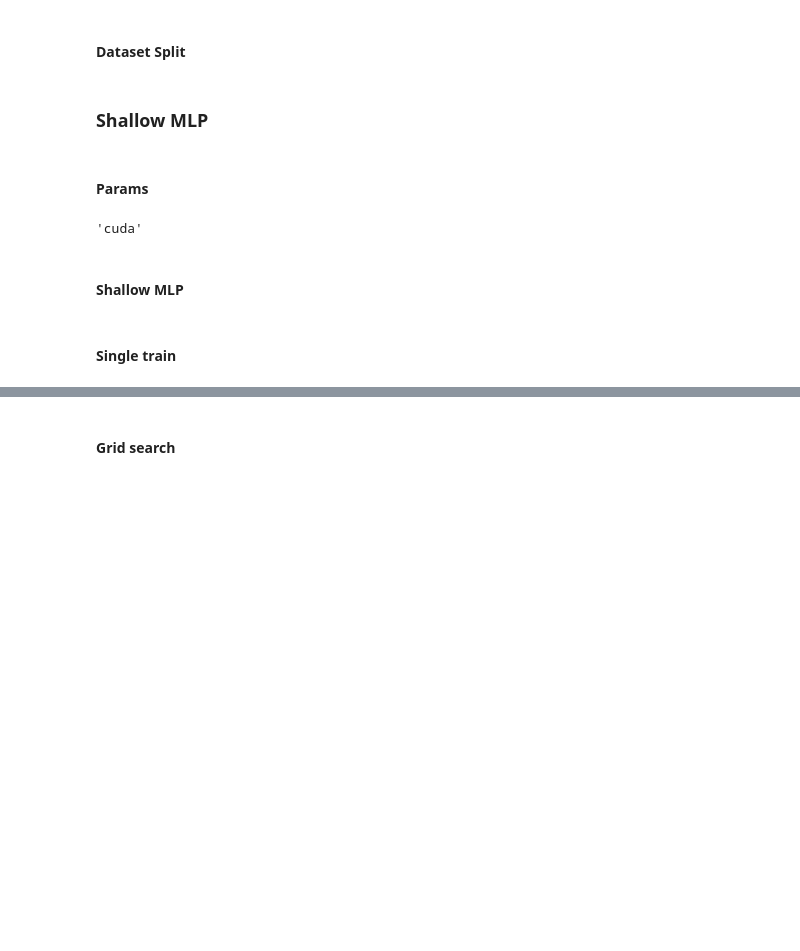
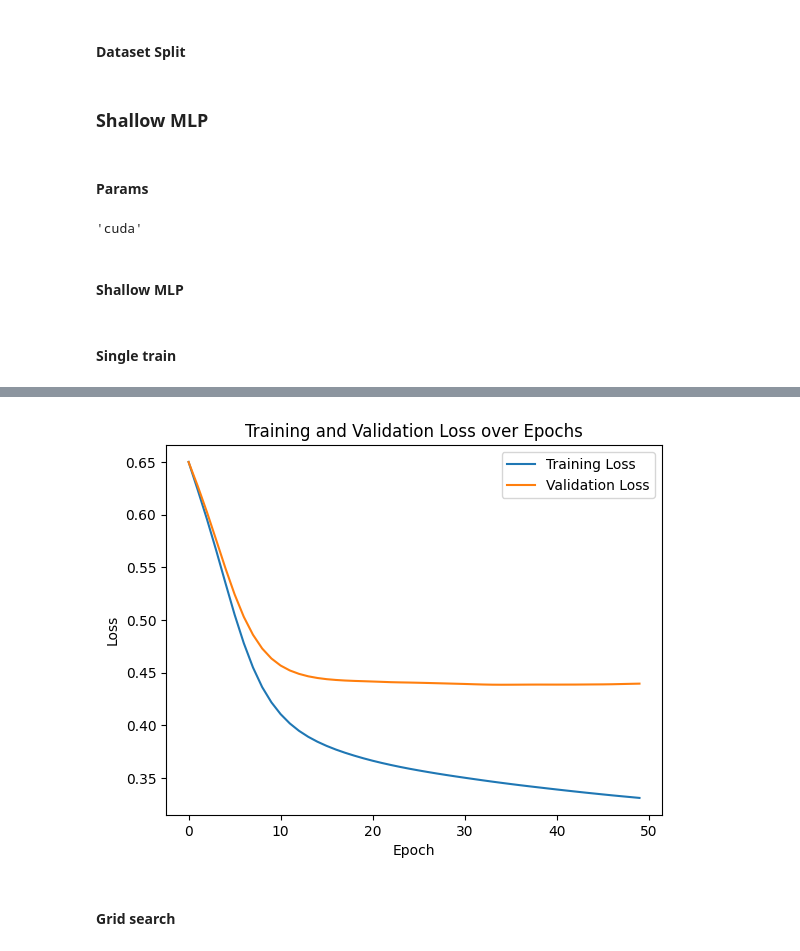
Before and after one commit to LucaGuidi5/Heart_failure_classification, a Jupyter notebook: notebooks/heart_failure_class.ipynb, the cells around one changed output, grey strips where cells are left out. Saved outputs shown, nothing was run; the diff lists cells and outputs as text; code cells hidden in the pictures; blank space fills up the shorter version.

```diff
--- a/notebooks/heart_failure_class.ipynb
+++ b/notebooks/heart_failure_class.ipynb
@@ -142,17 +146,36 @@ class SimpleMLP(nn.Module):
 
 # Function to train the model
 #@track_emissions
-def train_model(model, train_loader, criterion, optimizer, num_epochs, printing = True):
+def train_model(model, train_loader, val_loader, criterion, optimizer, num_epochs, printing = True):
     model.train()
+    train_losses = []
+    val_losses = []
     for epoch in range(num_epochs):
+        running_train_loss = 0.0
         for inputs, labels in train_loader:
             optimizer.zero_grad()
             outputs = model(inputs)
             loss = criterion(outputs, labels)
             loss.backward()
             optimizer.step()
+            running_train_loss += loss.item()
+        epoch_train_loss = running_train_loss / len(train_loader)
+        train_losses.append(epoch_train_loss)
+
+         # Validation loss
+        model.eval()
+        running_val_loss = 0.0
+        with torch.no_grad():
+            for inputs, labels in val_loader:
+                outputs = model(inputs)
+                loss = criterion(outputs, labels)
+                running_val_loss += loss.item()
+        epoch_val_loss = running_val_loss / len(val_loader)
+        val_losses.append(epoch_val_loss)
+        model.train()  # Switch back to train mode
         if printing:
-            print(f'Epoch {epoch+1}/{num_epochs}, Loss: {loss.item():.4f}')
+            print(f'Epoch {epoch+1}/{num_epochs}, Loss: {epoch_train_loss:.4f}')
+    return train_losses, val_losses
 
 # Function to evaluate the model
 def evaluate_model(model, test_loader):
@@ -173,6 +196,7 @@ def evaluate_model(model, test_loader):
 # %%
 # Create DataLoaders
 train_loader = DataLoader(train_dataset, batch_size=batch_size, shuffle=False, generator=generator)
+val_loader = DataLoader(val_dataset, batch_size=batch_size, shuffle=False, generator=generator)
 test_loader = DataLoader(test_dataset, batch_size=batch_size, shuffle=False,generator=generator)
 # %%
 
@@ -183,7 +207,7 @@ criterion = nn.BCELoss()
 optimizer = optim.Adam(model.parameters(), lr=lr)
 
 # Train and evaluate the model
-train_model(model, train_loader, criterion, optimizer, num_epochs)
+train_losses, val_losses = train_model(model, train_loader, val_loader,criterion, optimizer, num_epochs)
 test_acc = evaluate_model(model, test_loader)
 print(test_acc)
 # %% [output]
@@ -207,3 +231,18 @@ Test Accuracy: 0.8533
+# %%
+# Function to plot the losses
+def plot_losses(train_losses, val_losses):
+    plt.figure()
+    plt.plot(train_losses, label='Training Loss')
+    plt.plot(val_losses, label='Validation Loss')
+    plt.xlabel('Epoch')
+    plt.ylabel('Loss')
+    plt.title('Training and Validation Loss over Epochs')
+    plt.legend()
+    plt.show()
+# %%
+plot_losses(train_losses, val_losses)
+# %% [output]
+[figure, added]
 # %% [markdown]
 #### Grid search
 # %%
```
Also changed, not shown: parts of 6 cells of this notebook, 1 other file.
